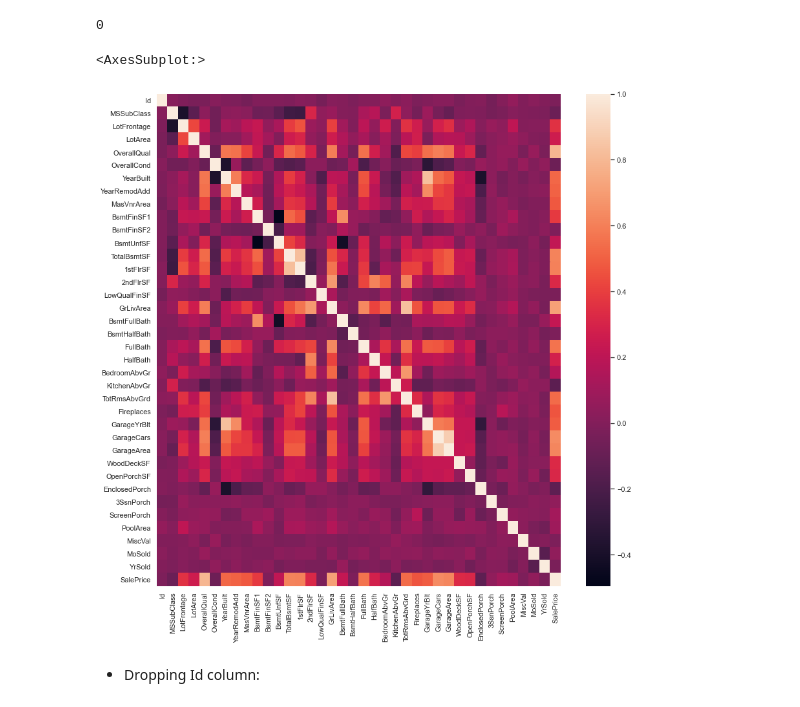
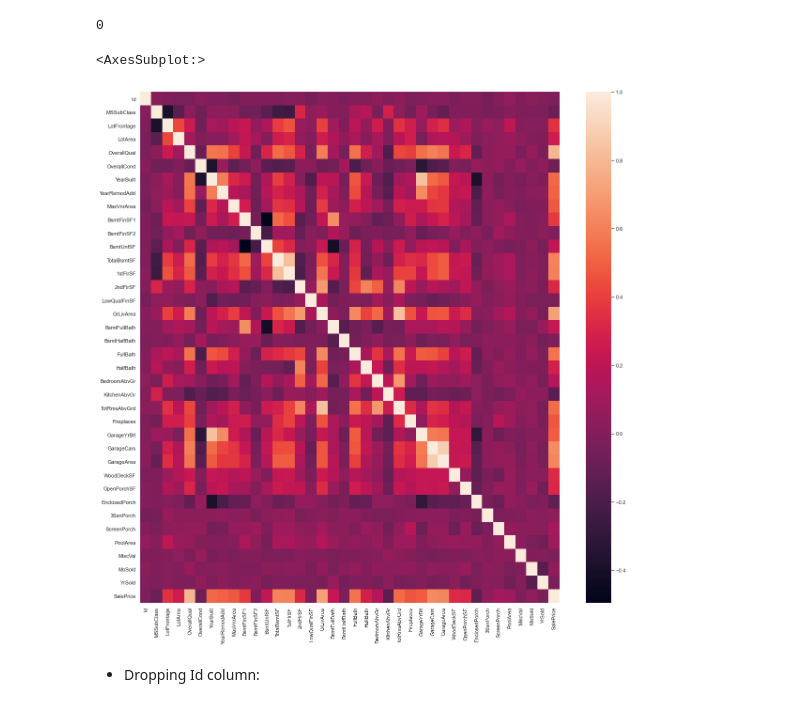
Before and after one commit to suhitasva/ML_Project, a Jupyter notebook: EDA_basic_cleanup.ipynb, the cells around one changed output. Cells and saved outputs as stored; diff of their text form; code cells hidden in the pictures.

```diff
--- a/EDA_basic_cleanup.ipynb
+++ b/EDA_basic_cleanup.ipynb
@@ -72,11 +72,12 @@ train_df.duplicated().sum()
 # %% [output]
 0
 # %%
+plt.figure(figsize=(20, 20))
 sns.set(rc={"figure.figsize":(14, 14)})
 sns.heatmap(train_df.corr())
 # %% [output]
 <AxesSubplot:>
-[figure, old version]
+[figure, new version]
 # %% [markdown]
 - Dropping Id column:
 # %%
```
Also changed, not shown: parts of 41 cells of this notebook.
